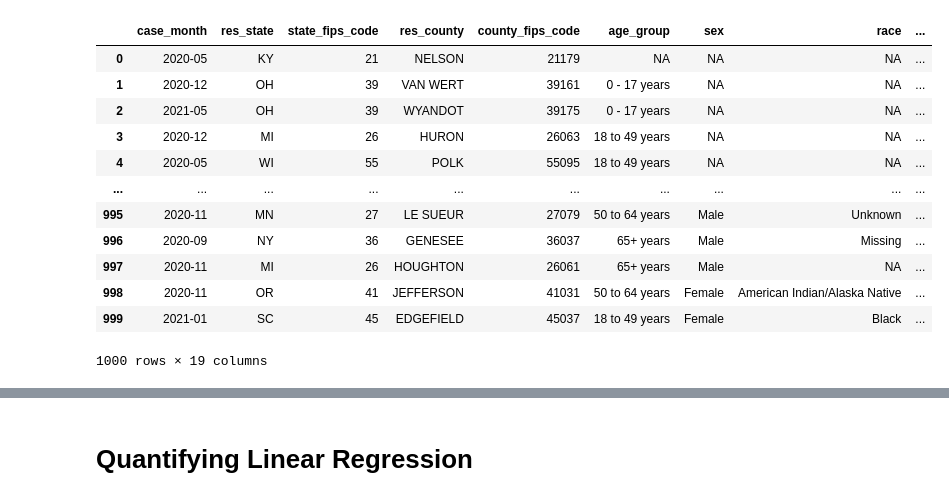
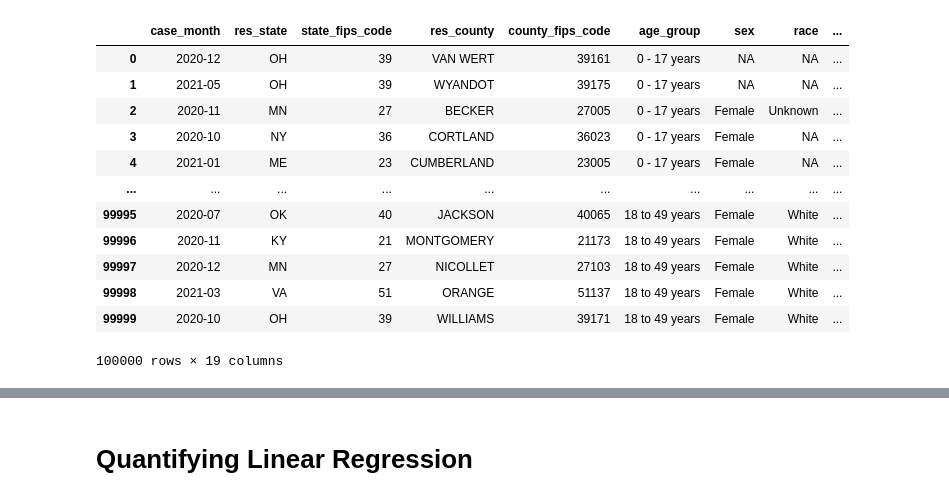
Before and after one commit to IIVIIIII/2020_Weathering, a Jupyter notebook: notebook/covid_regression.ipynb, the cells around one changed output, grey strips where cells are left out. Drawn from its saved outputs; the diff is of its cells as text; code cells hidden in the pictures.

Commit message:
get data for covid regression

```diff
--- a/notebook/covid_regression.ipynb
+++ b/notebook/covid_regression.ipynb
@@ -5,7 +5,7 @@ import requests
 import json
 # %%
 # URL for GET requests to retrieve vehicle data
-url = "https://data.cdc.gov/resource/n8mc-b4w4.json?$limit=1000&$offset=0&death_yn=No"
+url = "https://data.cdc.gov/resource/n8mc-b4w4.json?$limit=100000&$offset=0&death_yn=No"
 # %%
 # Pretty print JSON for all launchpads
 response = requests.get(url).json()
@@ -31,17 +23,17 @@ print(json.dumps(response, indent=4, sort_keys=True))
 # %%
-meow = pd.DataFrame(response)
-meow
+cases = pd.DataFrame(response)
+cases
 # %% [output]
 |  | case_month | res_state | state_fips_code | res_county | county_fips_code | age_group | sex | race | ... |
-| 0 | 2020-05 | KY | 21 | NELSON | 21179 | NA | NA | NA | ... |
-| 1 | 2020-12 | OH | 39 | VAN WERT | 39161 | 0 - 17 years | NA | NA | ... |
-| 2 | 2021-05 | OH | 39 | WYANDOT | 39175 | 0 - 17 years | NA | NA | ... |
-| 3 | 2020-12 | MI | 26 | HURON | 26063 | 18 to 49 years | NA | NA | ... |
-| 4 | 2020-05 | WI | 55 | POLK | 55095 | 18 to 49 years | NA | NA | ... |
+| 0 | 2020-12 | OH | 39 | VAN WERT | 39161 | 0 - 17 years | NA | NA | ... |
+| 1 | 2021-05 | OH | 39 | WYANDOT | 39175 | 0 - 17 years | NA | NA | ... |
+| 2 | 2020-11 | MN | 27 | BECKER | 27005 | 0 - 17 years | Female | Unknown | ... |
+| 3 | 2020-10 | NY | 36 | CORTLAND | 36023 | 0 - 17 years | Female | NA | ... |
+| 4 | 2021-01 | ME | 23 | CUMBERLAND | 23005 | 0 - 17 years | Female | NA | ... |
 | ... | ... | ... | ... | ... | ... | ... | ... | ... | ... |
-| 995 | 2020-11 | MN | 27 | LE SUEUR | 27079 | 50 to 64 years | Male | Unknown | ... |
-| 996 | 2020-09 | NY | 36 | GENESEE | 36037 | 65+ years | Male | Missing | ... |
-| 997 | 2020-11 | MI | 26 | HOUGHTON | 26061 | 65+ years | Male | NA | ... |
-| 998 | 2020-11 | OR | 41 | JEFFERSON | 41031 | 50 to 64 years | Female | American Indian/Alaska Native | ... |
-| 999 | 2021-01 | SC | 45 | EDGEFIELD | 45037 | 18 to 49 years | Female | Black | ... |
+| 99995 | 2020-07 | OK | 40 | JACKSON | 40065 | 18 to 49 years | Female | White | ... |
+| 99996 | 2020-11 | KY | 21 | MONTGOMERY | 21173 | 18 to 49 years | Female | White | ... |
+| 99997 | 2020-12 | MN | 27 | NICOLLET | 27103 | 18 to 49 years | Female | White | ... |
+| 99998 | 2021-03 | VA | 51 | ORANGE | 51137 | 18 to 49 years | Female | White | ... |
+| 99999 | 2020-10 | OH | 39 | WILLIAMS | 39171 | 18 to 49 years | Female | White | ... |
-1000 rows × 19 columns
+100000 rows × 19 columns
```
Also changed, not shown: parts of 4 cells of this notebook.
